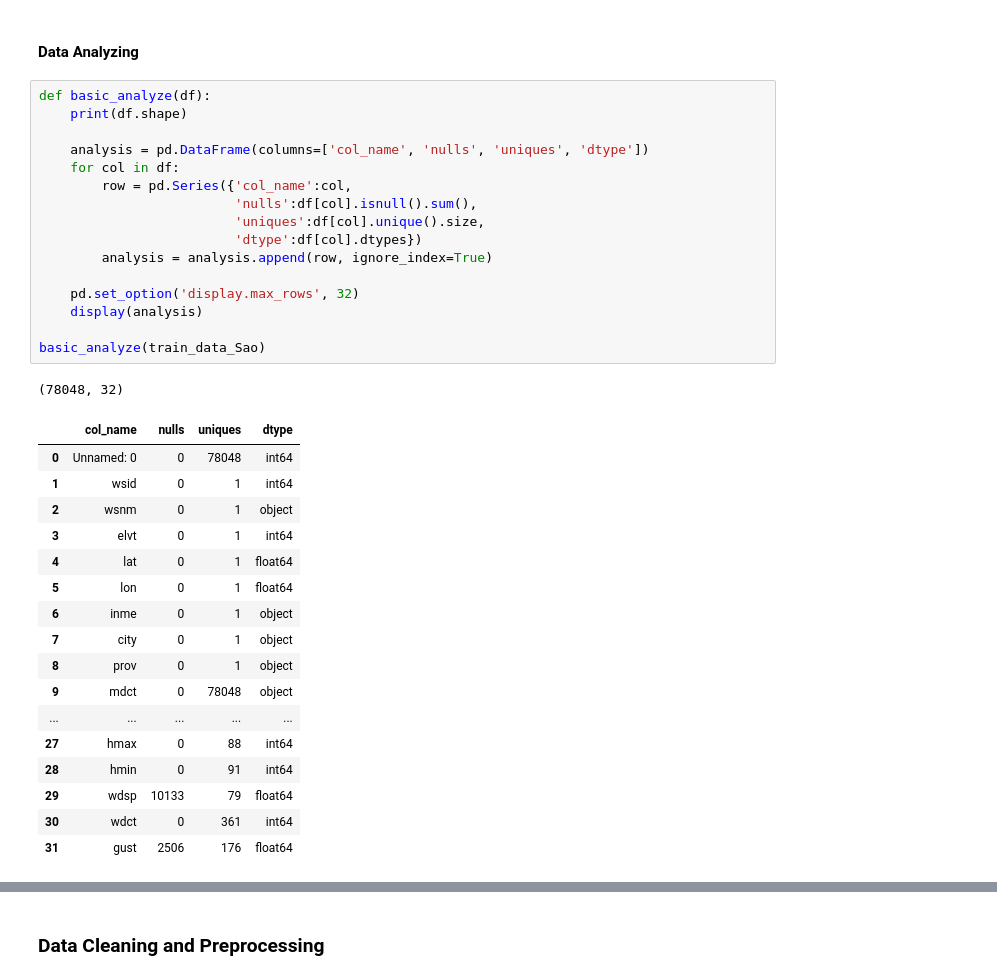
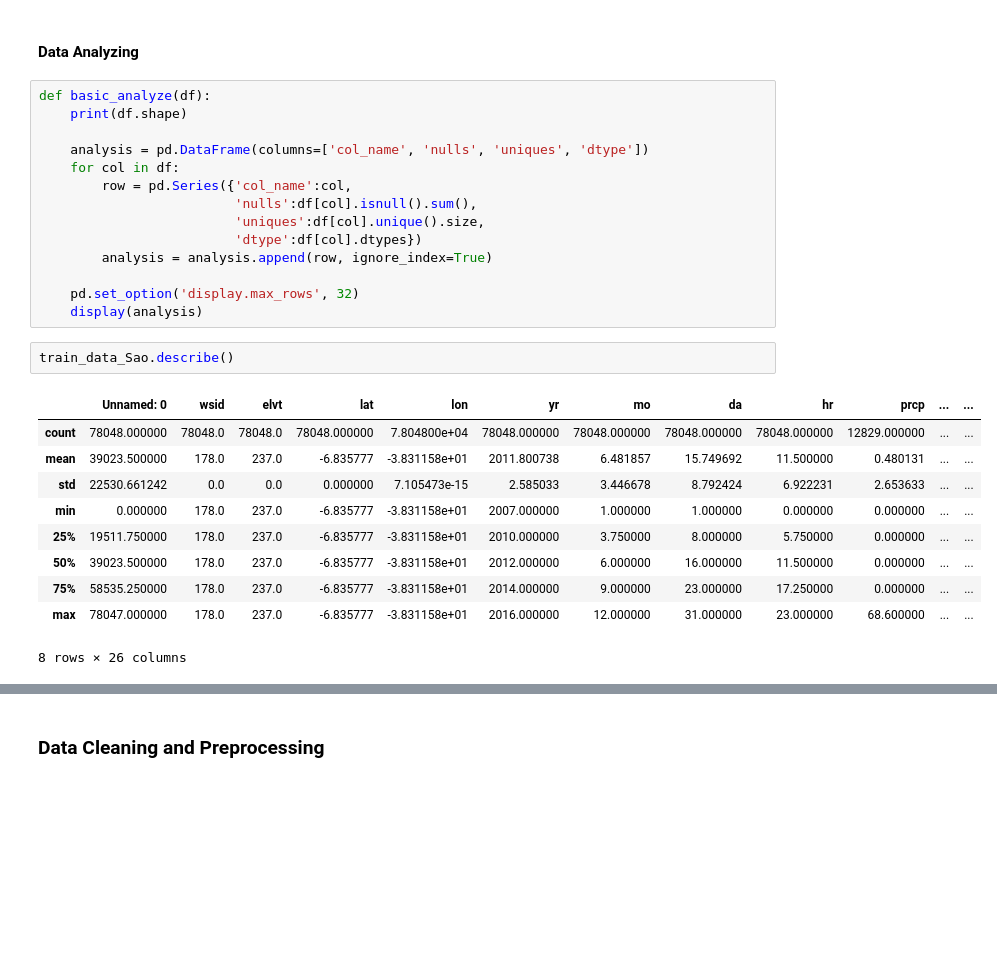
Before and after one commit to ctc316/precipitation_forecast_brazil, a Jupyter notebook: precipitation_forecast_brazil.ipynb, the cells around one changed output, grey strips where cells are left out. Saved outputs shown, nothing was run; the diff lists cells and outputs as text; blank space fills up the shorter version.

```diff
--- a/precipitation_forecast_brazil.ipynb
+++ b/precipitation_forecast_brazil.ipynb
@@ -50,24 +50,16 @@ def basic_analyze(df):
 
     pd.set_option('display.max_rows', 32)
     display(analysis)
-
-basic_analyze(train_data_Sao)
-# %% [output]
-(78048, 32)
-|  | col_name | nulls | uniques | dtype |
-| 0 | Unnamed: 0 | 0 | 78048 | int64 |
-| 1 | wsid | 0 | 1 | int64 |
-| 2 | wsnm | 0 | 1 | object |
-| 3 | elvt | 0 | 1 | int64 |
-| 4 | lat | 0 | 1 | float64 |
-| 5 | lon | 0 | 1 | float64 |
-| 6 | inme | 0 | 1 | object |
-| 7 | city | 0 | 1 | object |
-| 8 | prov | 0 | 1 | object |
-| 9 | mdct | 0 | 78048 | object |
-| ... | ... | ... | ... | ... |
-| 27 | hmax | 0 | 88 | int64 |
-| 28 | hmin | 0 | 91 | int64 |
-| 29 | wdsp | 10133 | 79 | float64 |
-| 30 | wdct | 0 | 361 | int64 |
-| 31 | gust | 2506 | 176 | float64 |
+# %%
+train_data_Sao.describe()
+# %% [output]
+|  | Unnamed: 0 | wsid | elvt | lat | lon | yr | mo | da | hr | prcp | ... | ... |
+| count | 78048.000000 | 78048.0 | 78048.0 | 78048.000000 | 7.804800e+04 | 78048.000000 | 78048.000000 | 78048.000000 | 78048.000000 | 12829.000000 | ... | ... |
+| mean | 39023.500000 | 178.0 | 237.0 | -6.835777 | -3.831158e+01 | 2011.800738 | 6.481857 | 15.749692 | 11.500000 | 0.480131 | ... | ... |
+| std | 22530.661242 | 0.0 | 0.0 | 0.000000 | 7.105473e-15 | 2.585033 | 3.446678 | 8.792424 | 6.922231 | 2.653633 | ... | ... |
+| min | 0.000000 | 178.0 | 237.0 | -6.835777 | -3.831158e+01 | 2007.000000 | 1.000000 | 1.000000 | 0.000000 | 0.000000 | ... | ... |
+| 25% | 19511.750000 | 178.0 | 237.0 | -6.835777 | -3.831158e+01 | 2010.000000 | 3.750000 | 8.000000 | 5.750000 | 0.000000 | ... | ... |
+| 50% | 39023.500000 | 178.0 | 237.0 | -6.835777 | -3.831158e+01 | 2012.000000 | 6.000000 | 16.000000 | 11.500000 | 0.000000 | ... | ... |
+| 75% | 58535.250000 | 178.0 | 237.0 | -6.835777 | -3.831158e+01 | 2014.000000 | 9.000000 | 23.000000 | 17.250000 | 0.000000 | ... | ... |
+| max | 78047.000000 | 178.0 | 237.0 | -6.835777 | -3.831158e+01 | 2016.000000 | 12.000000 | 31.000000 | 23.000000 | 68.600000 | ... | ... |
+8 rows × 26 columns
```
Also changed, not shown: parts of 44 cells of this notebook.
